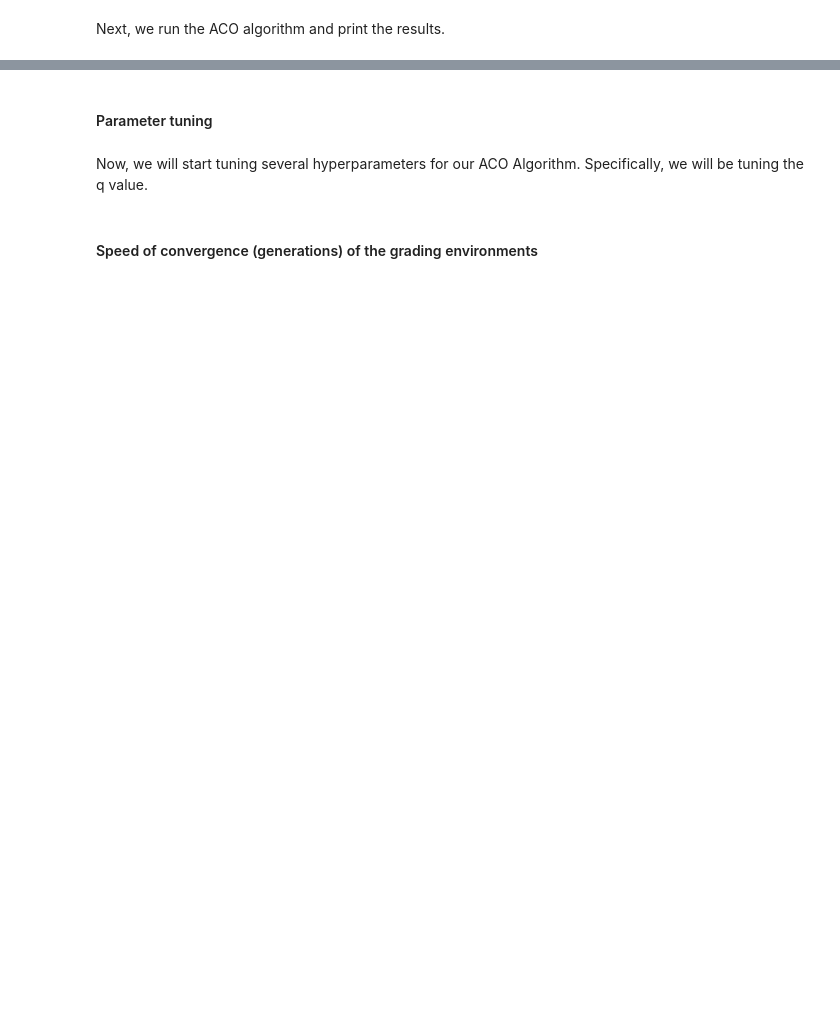
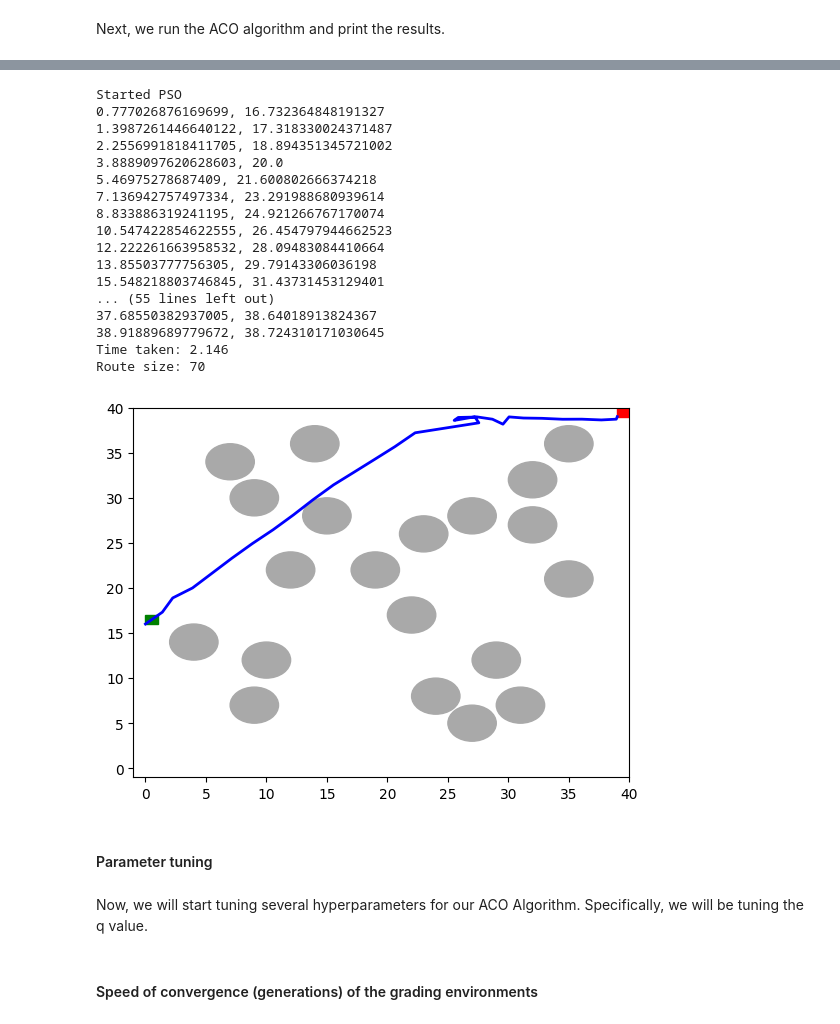
Before and after one commit to umenzi/bio-inspired_algorithms, a Jupyter notebook: src/Main.ipynb, the cells around one changed output, grey strips where cells are left out. Saved outputs shown, nothing was run; the diff lists cells and outputs as text; code cells hidden in the pictures; blank space fills up the shorter version.

```diff
--- a/src/Main.ipynb
+++ b/src/Main.ipynb
@@ -93,3 +119,43 @@ Route size: 101
+# %%
+# Save starting time
+start_time = int(round(time.time() * 1000))
+
+print("Started PSO")
+
+# run the pso
+shortest_route = pso.run()
+
+# Print time taken
+print("Time taken: " + str((int(round(time.time() * 1000)) - start_time) / 1000.0))
+
+# Save solution
+# shortest_route.write_to_file("./../data/hard_solution.txt")
+
+# Print route size; not really relevant for pso as it adds global bests and may get stuck for a bit
+# normally measured in path length or time taken better
+print("Route size: " + str(shortest_route.size()))
+
+# Print route path
+pso_environment.visualize_environment(shortest_route)
+# %% [output]
+Started PSO
+0.777026876169699, 16.732364848191327
+1.3987261446640122, 17.318330024371487
+2.2556991818411705, 18.894351345721002
+3.8889097620628603, 20.0
+5.46975278687409, 21.600802666374218
+7.136942757497334, 23.291988680939614
+8.833886319241195, 24.921266767170074
+10.547422854622555, 26.454797944662523
+12.222261663958532, 28.09483084410664
+13.85503777756305, 29.79143306036198
+15.548218803746845, 31.43731453129401
+... (55 lines left out)
+37.68550382937005, 38.64018913824367
+38.91889689779672, 38.724310171030645
+Time taken: 2.146
+Route size: 70
+[figure, added]
 # %% [markdown]
 #### Parameter tuning
 # %% [markdown]
```
Also changed, not shown: parts of 4 cells of this notebook, 2 other files.
